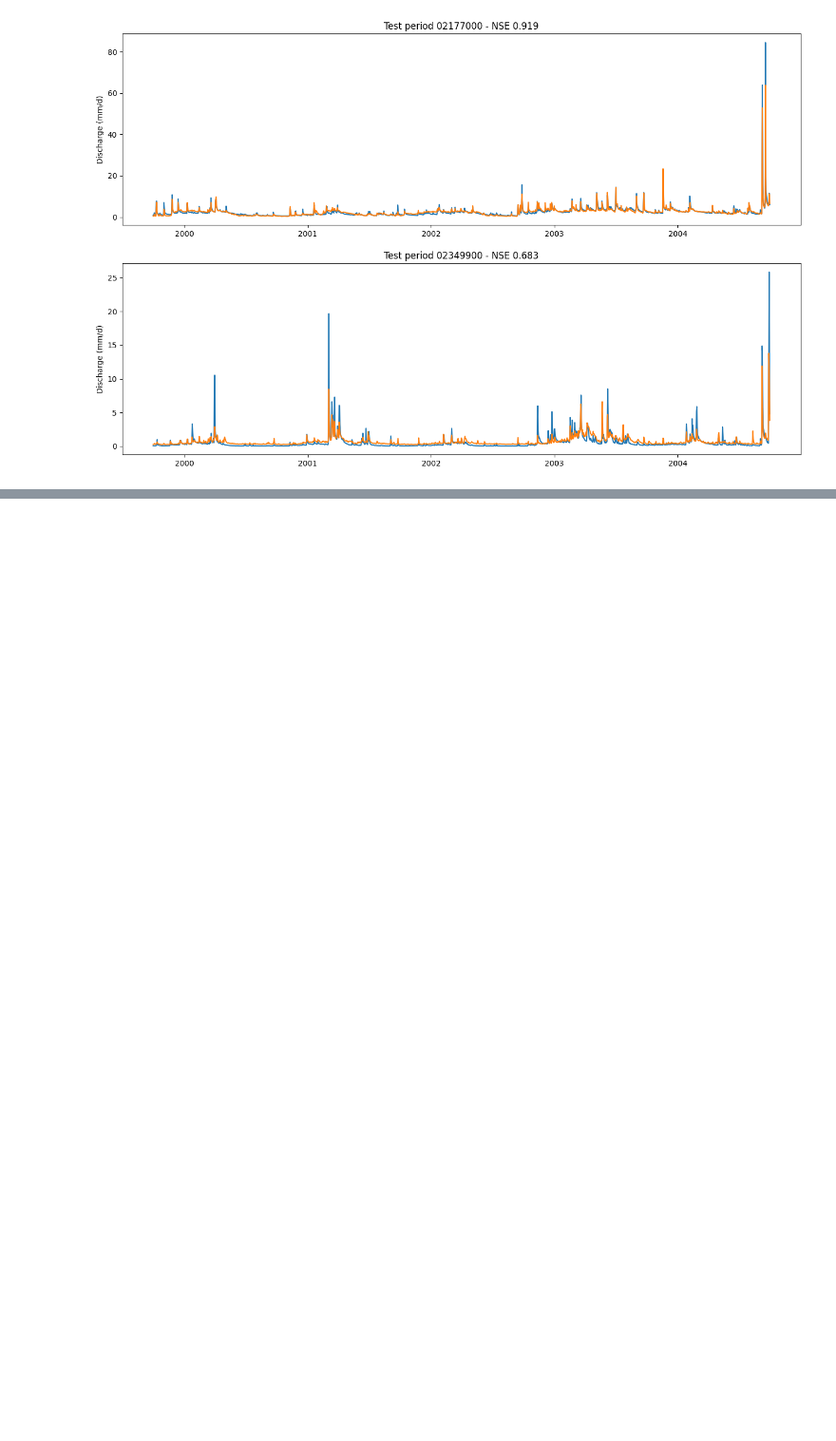
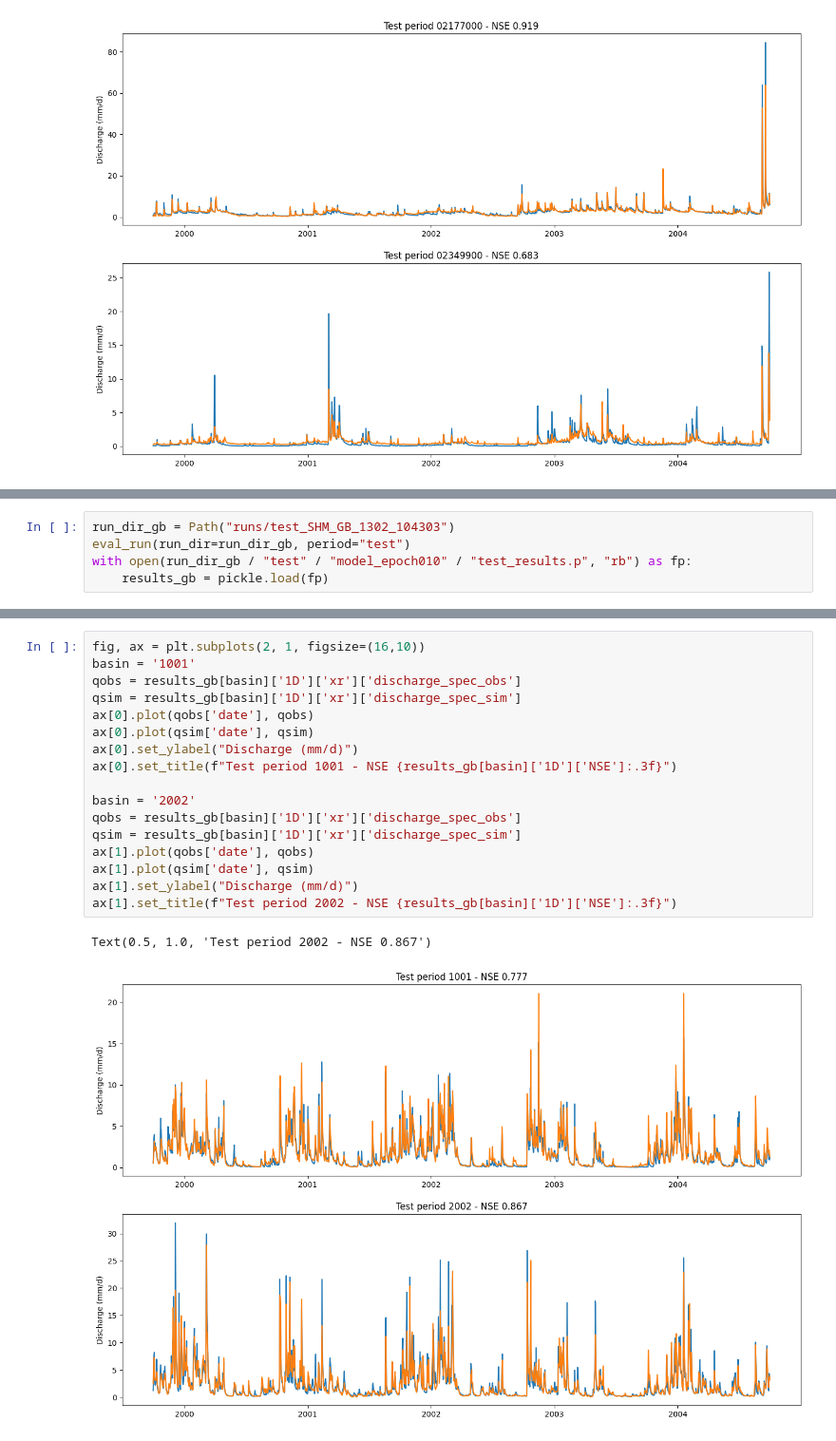
Before and after one commit to ziyuli22/neuralhydrology, a Jupyter notebook: examples/07-SHM/test_shm.ipynb, the cells around one changed output, grey strips where cells are left out. Shown at 95% size. Cells and saved outputs as stored; diff of their text form; blank space fills up the shorter version.

```diff
--- a/examples/07-SHM/test_shm.ipynb
+++ b/examples/07-SHM/test_shm.ipynb
@@ -205,0 +279,5 @@ Text(0.5, 1.0, 'Test period 02349900 - NSE 0.683')
+# %%
+run_dir_gb = Path("runs/test_SHM_GB_1302_104303")
+eval_run(run_dir=run_dir_gb, period="test")
+with open(run_dir_gb / "test" / "model_epoch010" / "test_results.p", "rb") as fp:
+    results_gb = pickle.load(fp)
@@ -205,0 +309,20 @@ Text(0.5, 1.0, 'Test period 02349900 - NSE 0.683')
+# %%
+fig, ax = plt.subplots(2, 1, figsize=(16,10))
+basin = '1001'
+qobs = results_gb[basin]['1D']['xr']['discharge_spec_obs']
+qsim = results_gb[basin]['1D']['xr']['discharge_spec_sim']
+ax[0].plot(qobs['date'], qobs)
+ax[0].plot(qsim['date'], qsim)
+ax[0].set_ylabel("Discharge (mm/d)")
+ax[0].set_title(f"Test period 1001 - NSE {results_gb[basin]['1D']['NSE']:.3f}")
+
+basin = '2002'
+qobs = results_gb[basin]['1D']['xr']['discharge_spec_obs']
+qsim = results_gb[basin]['1D']['xr']['discharge_spec_sim']
+ax[1].plot(qobs['date'], qobs)
+ax[1].plot(qsim['date'], qsim)
+ax[1].set_ylabel("Discharge (mm/d)")
+ax[1].set_title(f"Test period 2002 - NSE {results_gb[basin]['1D']['NSE']:.3f}")
+# %% [output]
+Text(0.5, 1.0, 'Test period 2002 - NSE 0.867')
+[figure, added]
```
Also changed, not shown: parts of 10 cells of this notebook, 5 other files.
